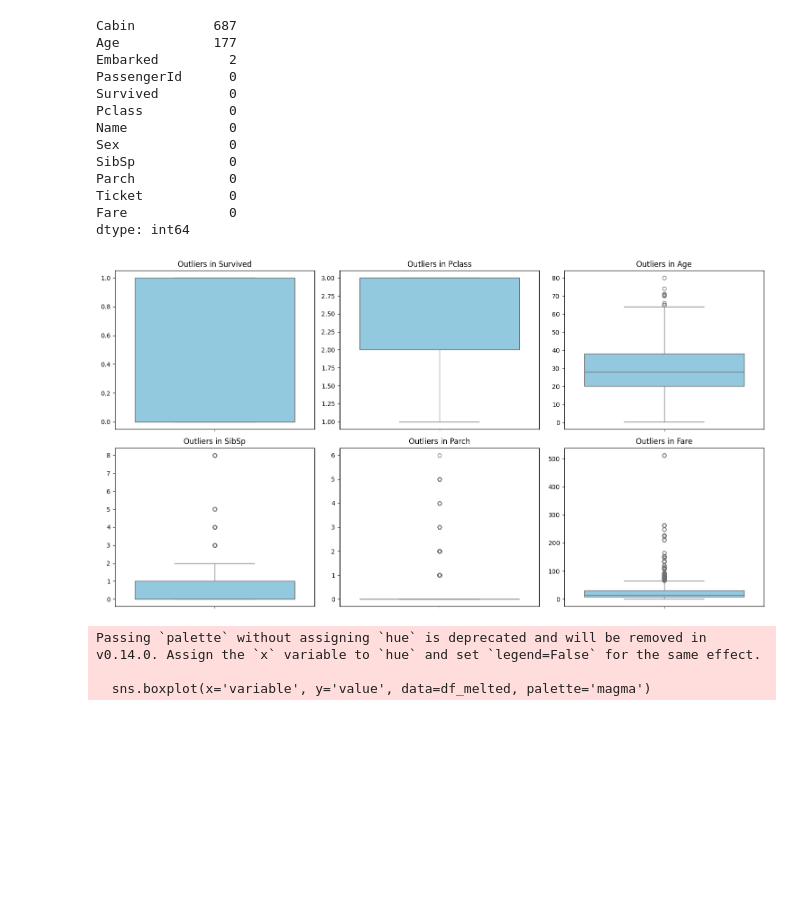
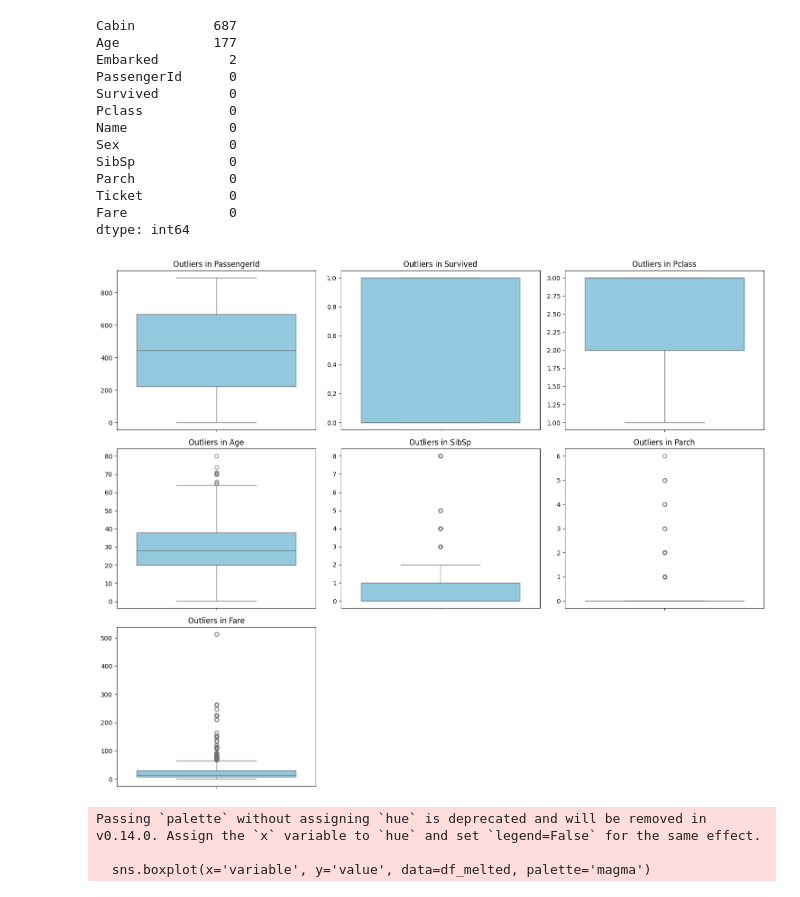
Before and after one commit to mahdikheirkhah/kaggle-titanic, a Jupyter notebook: notebook/EDA.ipynb, the cells around one changed output. Cells and saved outputs as stored; diff of their text form; code cells hidden in the pictures; blank space fills up the shorter version.

```diff
--- a/notebook/EDA.ipynb
+++ b/notebook/EDA.ipynb
@@ -16,7 +17,7 @@ logger = logging.getLogger(__name__)
 # %% [markdown]
 # Initial Data Inspection
 # %%
-df = pd.read_csv('../data/train.csv')
+df = pd.read_csv('./data/train.csv')
 
 # Check for missing values
 print(df.isnull().sum())
@@ -83,28 +84,29 @@ Fare             0
 dtype: int64
 # %%
 numeric_cols = df.select_dtypes(include=['number']).columns
-numeric_cols = numeric_cols.drop('PassengerId')
+
 # 2. Calculate the grid size (we'll do 3 plots per row)
 n_cols = 3
 n_rows = math.ceil(len(numeric_cols) / n_cols)
 
 # 3. Create the figure
 fig, axes = plt.subplots(n_rows, n_cols, figsize=(15, n_rows * 4))
 axes = axes.flatten() # Flatten the 2D grid into a 1D list for easy looping
+
 # 4. Loop through each numeric column and plot
 for i, col in enumerate(numeric_cols):
     sns.boxplot(data=df, y=col, ax=axes[i], color='skyblue')
     axes[i].set_title(f'Outliers in {col}', fontsize=12)
     axes[i].set_ylabel('') # Clean up the axis labels
 
 # 5. Hide any empty subplots (if you have, say, 7 plots in a 9-plot grid)
 for j in range(i + 1, len(axes)):
     axes[j].axis('off')
 
 plt.tight_layout()
 plt.show()
 # %% [output]
-[figure, old version]
+[figure, new version]
 # %%
 numeric_cols = df.select_dtypes(include=['number']).columns
 
```
Also changed, not shown: parts of 14 cells of this notebook, 9 other files.
